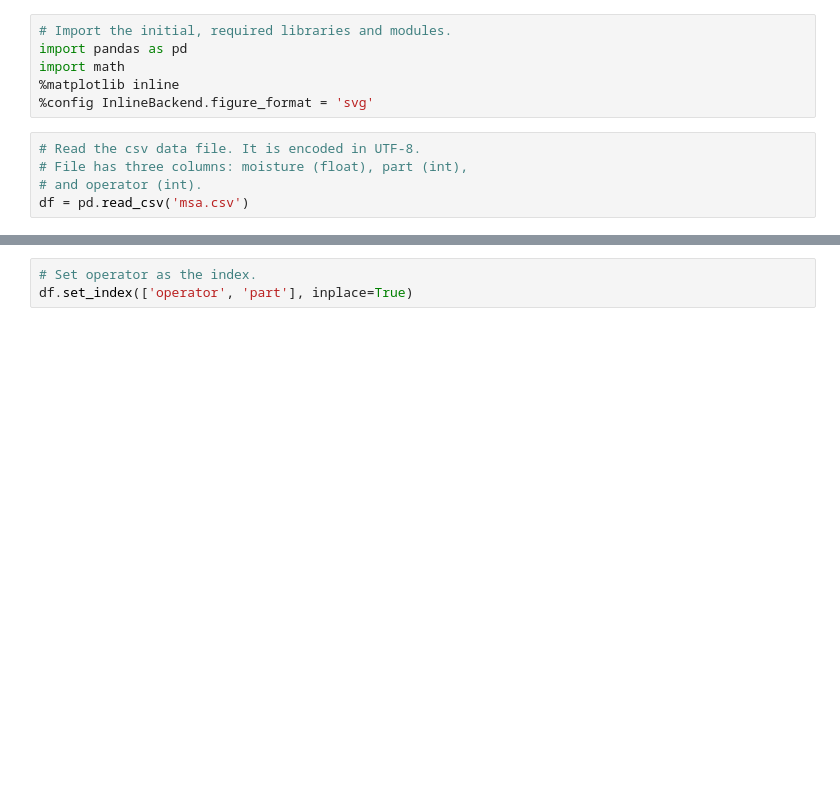
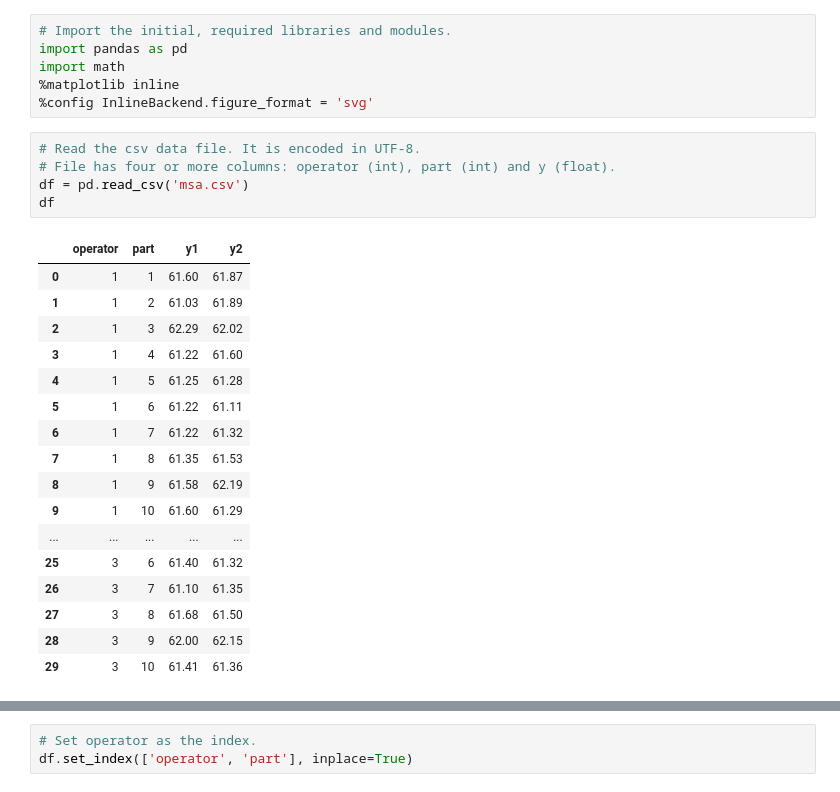
Before and after one commit to gillespilon/measurement_system_analysis_msa, a Jupyter notebook: msa.ipynb, the cells around one changed output, grey strips where cells are left out. Drawn from its saved outputs; the diff is of its cells as text; blank space fills up the shorter version.

Commit message:
Change comments for df because order of columns is now operator, part, two or more y.

```diff
--- a/msa.ipynb
+++ b/msa.ipynb
@@ -62,9 +62,27 @@ import math
 %config InlineBackend.figure_format = 'svg'
 # %%
 # Read the csv data file. It is encoded in UTF-8.
-# File has three columns: moisture (float), part (int),
-# and operator (int).
+# File has four or more columns: operator (int), part (int) and y (float).
 df = pd.read_csv('msa.csv')
+df
+# %% [output]
+|  | operator | part | y1 | y2 |
+| 0 | 1 | 1 | 61.60 | 61.87 |
+| 1 | 1 | 2 | 61.03 | 61.89 |
+| 2 | 1 | 3 | 62.29 | 62.02 |
+| 3 | 1 | 4 | 61.22 | 61.60 |
+| 4 | 1 | 5 | 61.25 | 61.28 |
+| 5 | 1 | 6 | 61.22 | 61.11 |
+| 6 | 1 | 7 | 61.22 | 61.32 |
+| 7 | 1 | 8 | 61.35 | 61.53 |
+| 8 | 1 | 9 | 61.58 | 62.19 |
+| 9 | 1 | 10 | 61.60 | 61.29 |
+| ... | ... | ... | ... | ... |
+| 25 | 3 | 6 | 61.40 | 61.32 |
+| 26 | 3 | 7 | 61.10 | 61.35 |
+| 27 | 3 | 8 | 61.68 | 61.50 |
+| 28 | 3 | 9 | 62.00 | 62.15 |
+| 29 | 3 | 10 | 61.41 | 61.36 |
 # %%
 # Sort the data by operator and part.
 df.sort_values(['operator', 'part'], inplace=True)
```
Also changed, not shown: parts of 2 cells of this notebook.
